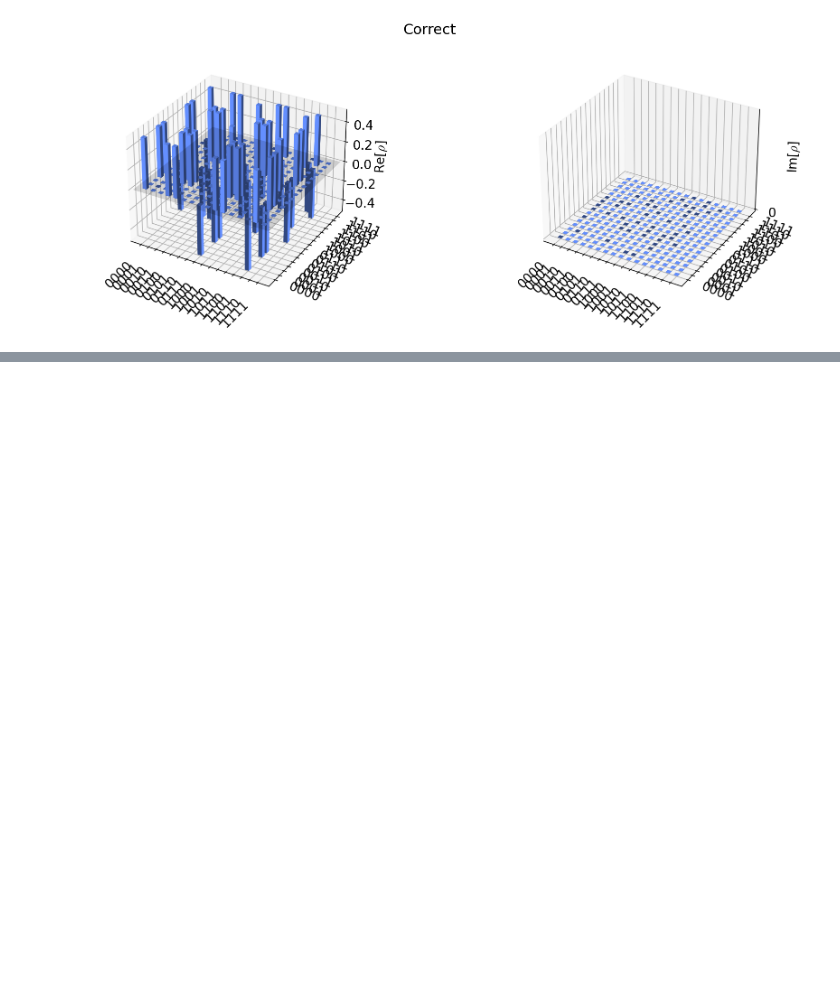
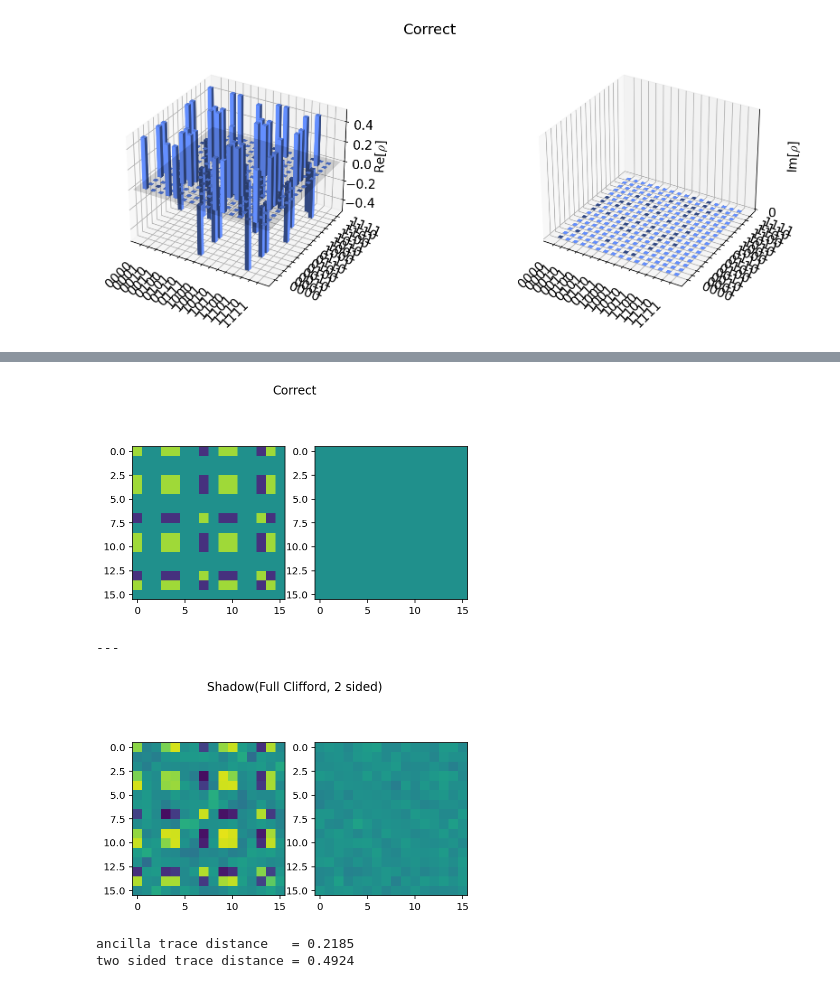
Before and after one commit to ryanlevy/shadow-tutorial, a Jupyter notebook: Tutorial_ShadowQPT_Tomography.ipynb, the cells around one changed output, grey strips where cells are left out. Saved outputs shown, nothing was run; the diff lists cells and outputs as text; code cells hidden in the pictures; blank space fills up the shorter version.

Commit message:
add two sided and overlap

```diff
--- a/Tutorial_ShadowQPT_Tomography.ipynb
+++ b/Tutorial_ShadowQPT_Tomography.ipynb
@@ -183,0 +203,14 @@ Purified  trace distance = 0.0218
+# %%
+rho_shadow2 = 0.+0j
+for front, back, res in zip(front_cliffords, back_cliffords, results):
+    mat_front = front.to_matrix()
+    mat_back  = back.adjoint().to_matrix()
+
+    U0_front = mat_front.T[:, 0]  # this is <0|U or U^T|0>
+    M_front  = Minv(N, np.outer(U0_front, U0_front.conj()))
+    for bit, count in res.items():
+        Ub     = mat_back[:, int(bit, 2)]  # this is Udag|b>
+        M_back = Minv(N, np.outer(Ub, Ub.conj()))
+        rho_shadow2 += np.kron(M_front, M_back) * count
+rho_shadow2 /= nShadows * reps
+rho_shadow2 *= 2**N
@@ -183,0 +219,27 @@ Purified  trace distance = 0.0218
+# %%
+
+
+plt.subplot(121)
+plt.suptitle("Correct")
+plt.imshow(choi_actual.data.real,vmax=0.7,vmin=-0.7)
+plt.subplot(122)
+plt.imshow(choi_actual.data.imag,vmax=0.7,vmin=-0.7)
+plt.show()
+print("---")
+
+plt.subplot(121)
+plt.suptitle("Shadow(Full Clifford, 2 sided)")
+plt.imshow(rho_shadow2.real,vmax=0.7,vmin=-0.7)
+plt.subplot(122)
+plt.imshow(rho_shadow2.imag,vmax=0.7,vmin=-0.7)
+plt.show()
+# %% [output]
+[figure, added]
+---
+[figure, added]
+# %%
+print(f"ancilla trace distance   = {trace_dist(choi_actual.data,rho_shadow).real:0.4f}")
+print(f"two sided trace distance = {trace_dist(choi_actual.data,rho_shadow2).real:0.4f}")
+# %% [output]
+ancilla trace distance   = 0.2185
+two sided trace distance = 0.4924
```
Also changed, not shown: parts of 50 cells of this notebook, 1 other file.
